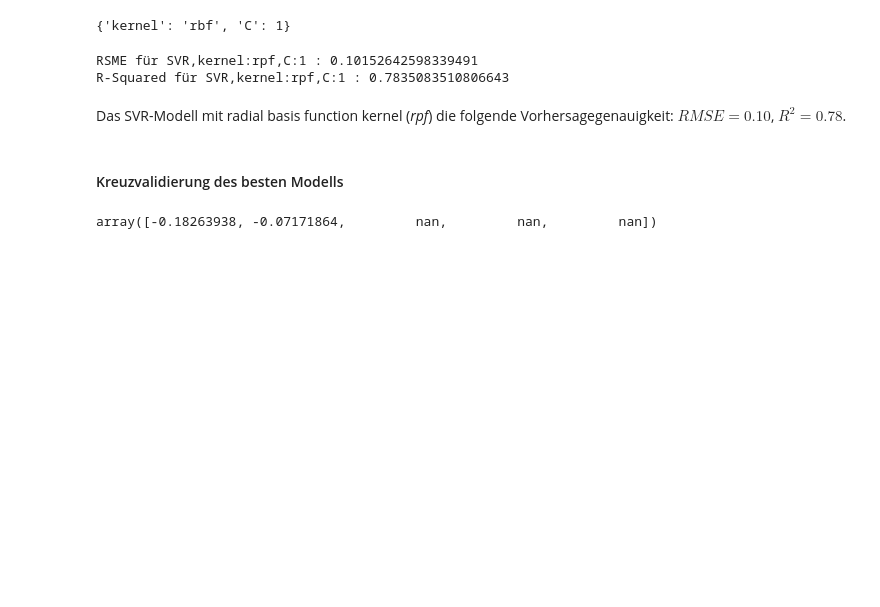
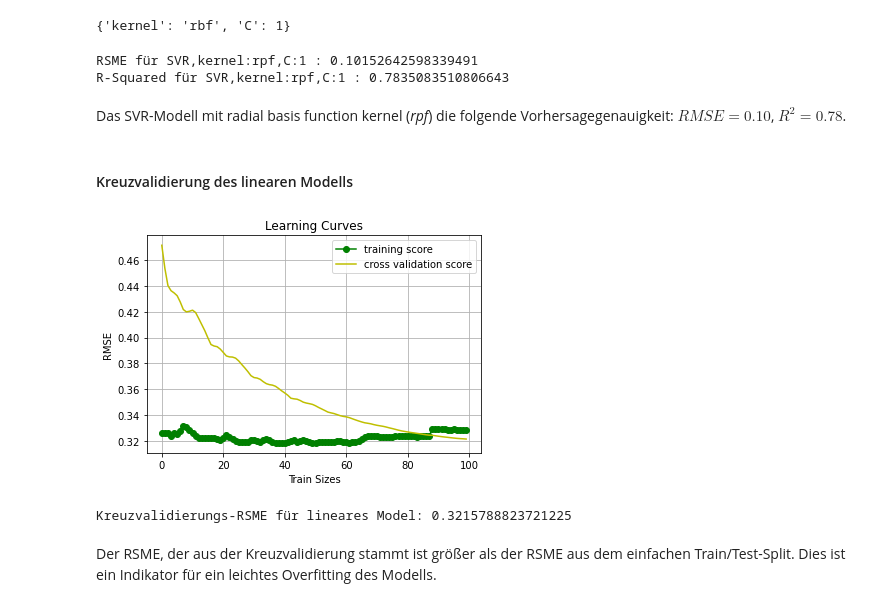
Before and after one commit to StarostVe/EMLP_Spotify, a Jupyter notebook: EMLP_Spotify.ipynb, the cells around one changed output. Cells and saved outputs as stored; diff of their text form; code cells hidden in the pictures; blank space fills up the shorter version.

Commit message:
Jonas Modelle fertig

```diff
--- a/EMLP_Spotify.ipynb
+++ b/EMLP_Spotify.ipynb
@@ -564,11 +564,11 @@ R-Squared für SVR,kernel:rpf,C:1 : 0.7835083510806643
 # %% [markdown]
 Das SVR-Modell mit radial basis function kernel (*rpf*) die folgende Vorhersagegenauigkeit: $RMSE=0.10$, $R^2=0.78$.
 # %% [markdown]
-#### Kreuzvalidierung des besten Modells
+#### Kreuzvalidierung des linearen Modells
 # %%
 # Code aus Lektion 4k - CrossValidation, adaptiert für Regression
 def draw_learning_curves(X, y, estimator, num_trainings):
-    train_sizes, train_scores, test_scores = learning_curve(estimator, X, y, cv=5, n_jobs=-1,
+    train_sizes, train_scores, test_scores = learning_curve(estimator, X, y, cv=10, n_jobs=-1,
                                                            train_sizes = np.linspace(.1,1.0,num_trainings),
                                                             scoring = 'neg_root_mean_squared_error')
     train_scores_mean = np.mean(np.sqrt(-1*train_scores), axis = 1)
@@ -596,7 +592,11 @@ estimator = LinearRegression()
 # %%
-n_trainings = 10
-draw_learning_curves(X_poly, y, estimator, n_trainings)
+n_trainings = 100
+draw_learning_curves(X, y, estimator, n_trainings)
+# %% [output]
+[figure, added]
-# %%
-cross_val_score(estimator, X_poly, y, cv=5, n_jobs = -1, scoring = 'neg_root_mean_squared_error')
-# %% [output]
-array([-0.18263938, -0.07171864,         nan,         nan,         nan])
+# %%
+print(f"Kreuzvalidierungs-RSME für lineares Model: {np.mean(np.sqrt(-1*cross_val_score(estimator, X, y, cv=10, n_jobs = -1, scoring = 'neg_root_mean_squared_error')))}")
+# %% [output]
+Kreuzvalidierungs-RSME für lineares Model: 0.3215788823721225
+# %% [markdown]
+Der RSME, der aus der Kreuzvalidierung stammt ist größer als der RSME aus dem einfachen Train/Test-Split. Dies ist ein Indikator für ein leichtes Overfitting des Modells.
```
Also changed, not shown: parts of 4 cells of this notebook.
